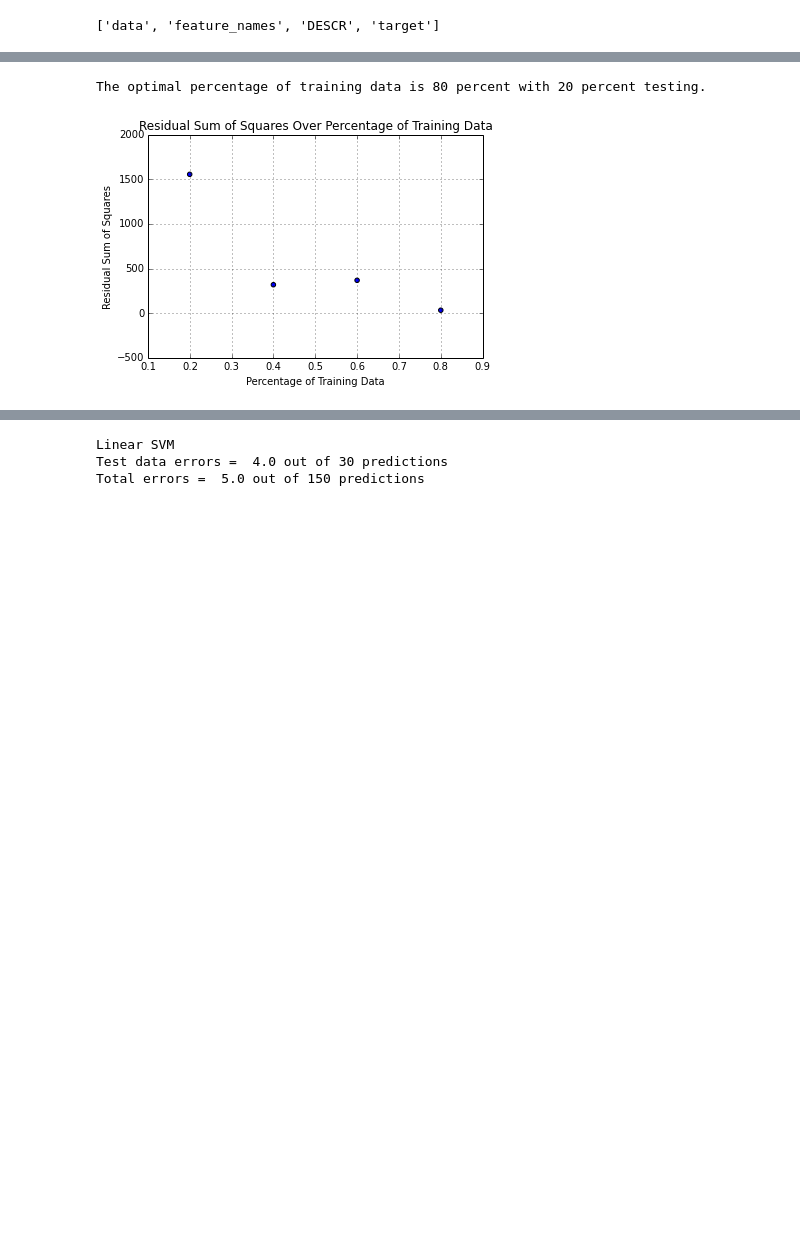
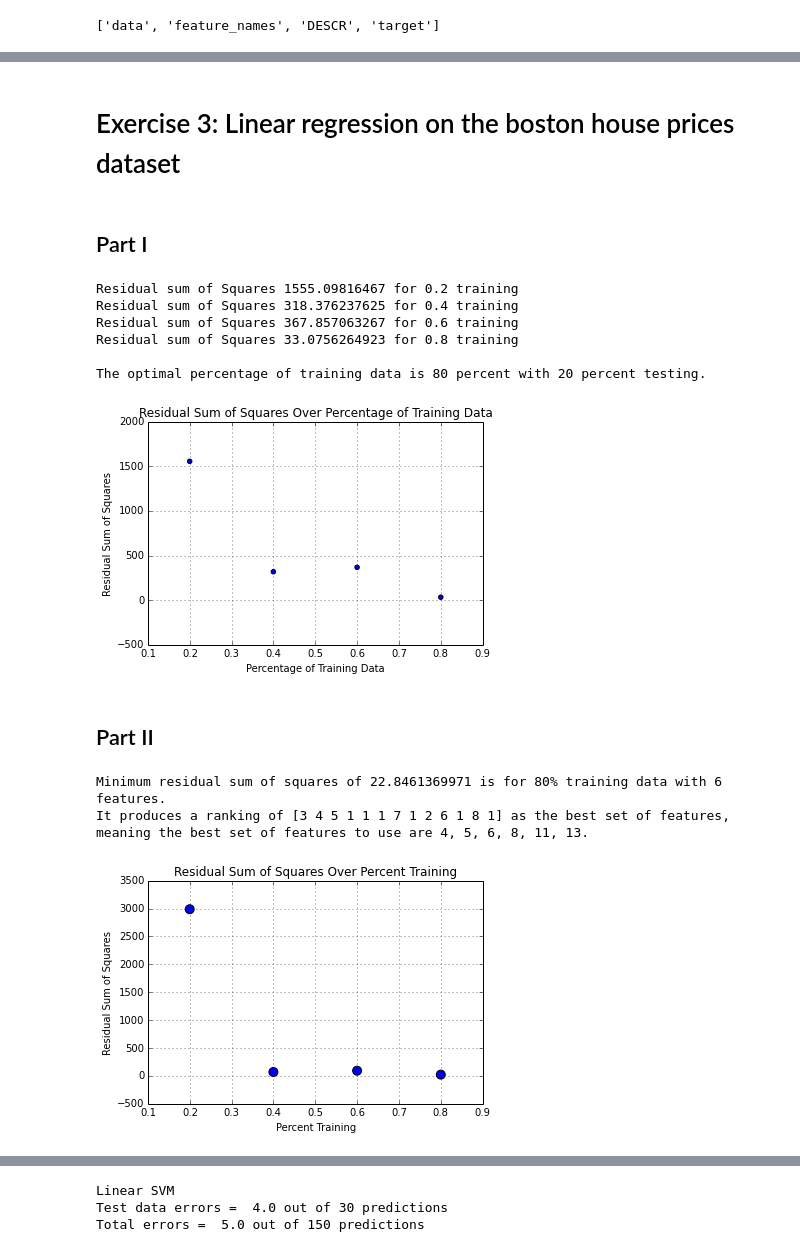
Before and after one commit to leahxu/datascience-fall14, a Jupyter notebook: lab1/leahxu_lab1.ipynb, the cells around one changed output, grey strips where cells are left out. Drawn from its saved outputs; the diff is of its cells as text; code cells hidden in the pictures; blank space fills up the shorter version.

```diff
--- a/lab1/leahxu_lab1.ipynb
+++ b/lab1/leahxu_lab1.ipynb
@@ -103,8 +153,9 @@ The optimal number of features to use is 3.
 [figure]
+# %% [markdown]
+# Exercise 3: Linear regression on the boston house prices dataset
+# %% [markdown]
+## Part I
 # %%
-# Exercise 3: Linear regression on the boston house prices dataset
-# Exercise 3.1
-
 # Import linear regression and the diabetes dataset
 from sklearn.linear_model import LinearRegression
 from sklearn.datasets import load_boston
@@ -134,7 +185,10 @@ for i in range(0, len(percent_training)):
     # Train the model using the training sets
     regr.fit(boston_X_train, boston_y_train)
 
-    residual_sum.append(np.mean((regr.predict(boston_X_test) - boston_y_test) ** 2))
+    temp_residual_sum = np.mean((regr.predict(boston_X_test) - boston_y_test) ** 2)
+    residual_sum.append(temp_residual_sum)
+
+    print "Residual sum of Squares", temp_residual_sum, "for", percent_training[i], "training"
 
 plt.scatter(percent_training, residual_sum)
 plt.title("Residual Sum of Squares Over Percentage of Training Data")
@@ -142,8 +196,61 @@ plt.xlabel("Percentage of Training Data")
 plt.ylabel("Residual Sum of Squares")
 plt.grid(True)
 
+print
 print "The optimal percentage of training data is 80 percent with 20 percent testing."
 # %% [output]
+Residual sum of Squares 1555.09816467 for 0.2 training
+Residual sum of Squares 318.376237625 for 0.4 training
+Residual sum of Squares 367.857063267 for 0.6 training
+Residual sum of Squares 33.0756264923 for 0.8 training
+
 The optimal percentage of training data is 80 percent with 20 percent testing.
 [figure]
+# %% [markdown]
+## Part II
+# %%
+# Import linear regression and the diabetes dataset
+from sklearn.linear_model import LinearRegression
+from sklearn.datasets import load_boston
+from sklearn.feature_selection import RFE
+import matplotlib.pyplot as plt
+import numpy as np
+
+# Load the diabetes dataset
+boston = load_boston()
+
+# (a) 20% training, 80% testing, (b) 40% training, 60% testing, (c) 60% training, 40% testing, and (d) 80% training, 20% testing
+percent_training = [.2, .4, .6, .8]
+residual_sum = []
+
+for i in range(0, len(percent_training)):
+
+    # Split the data into training/testing sets
+    boston_X_train = boston.data[:int(percent_training[i]*len(boston.data))]
+    boston_X_test = boston.data[int(percent_training[i]*len(boston.data)):]
+
+    # Split the targets into training/testing sets
+    boston_y_train = boston.target[:int(percent_training[i]*len(boston.data))]
+    boston_y_test = boston.target[int(percent_training[i]*len(boston.data)):]
+
+    rfe = RFE(estimator=regr, n_features_to_select=6, step=1)
+    rfe.fit(boston_X_train, boston_y_train)
+    rfe.transform(boston.data)
+
+    residual_sum.append(np.mean((rfe.predict(boston_X_test) - boston_y_test) ** 2))
+
+plt.scatter(percent_training, residual_sum, s = 80)
+plt.title("Residual Sum of Squares Over Percent Training")
+plt.xlabel("Percent Training")
+plt.ylabel("Residual Sum of Squares")
+plt.legend()
+plt.grid(True)
+
+print "Minimum residual sum of squares of 22.8461369971 is for 80% training data with 6 features.\nIt produces a ranking of [3 4 5 1 1 1 7 1 2 6 1 8 1] as the best set of features,"
+print "meaning the best set of features to use are 4, 5, 6, 8, 11, 13."
+# %% [output]
+Minimum residual sum of squares of 22.8461369971 is for 80% training data with 6 features.
+It produces a ranking of [3 4 5 1 1 1 7 1 2 6 1 8 1] as the best set of features,
+meaning the best set of features to use are 4, 5, 6, 8, 11, 13.
+[figure, added]
 # %%
```
Also changed, not shown: parts of 22 cells of this notebook.
